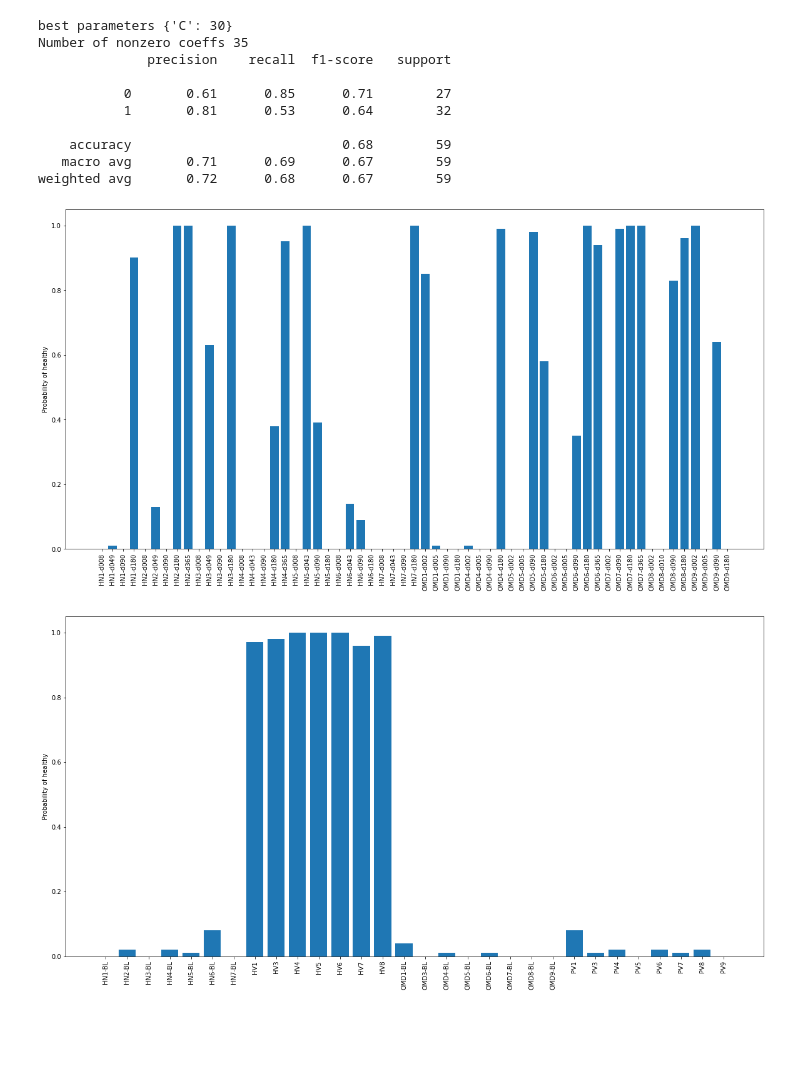
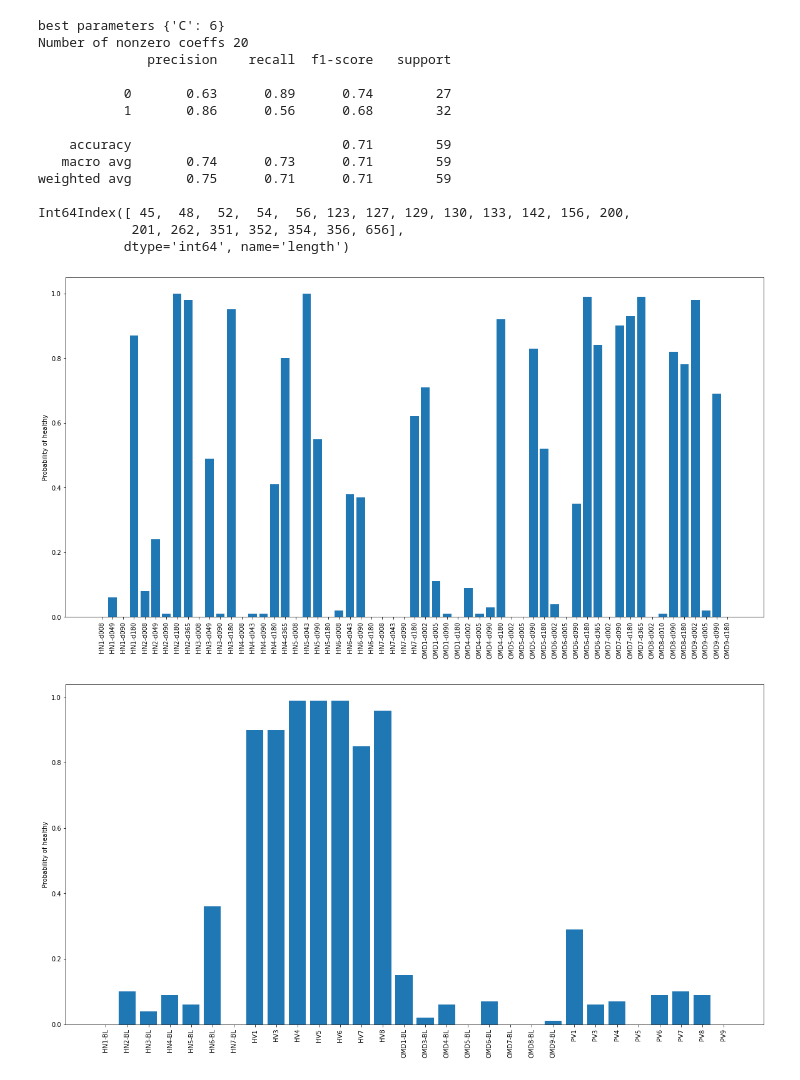
Before and after one commit to cctrotte/bioinfo, a Jupyter notebook: eda.ipynb, the cells around one changed output. Drawn from its saved outputs; the diff is of its cells as text; code cells hidden in the pictures; blank space fills up the shorter version.

```diff
--- a/eda.ipynb
+++ b/eda.ipynb
@@ -29,7 +29,7 @@ def load_and_preprocess_data():
     sig = sig.loc[samplemap.index]
     return uniqcounts, samplemap, sig, ratio, cov
 # %%
-def pipeline(features, train_samples, test_samples, parameters = {'C': [0.1,1,5,10, 20, 30,40,100]}, return_features = False):
+def pipeline(features, train_samples, test_samples, parameters = {'C': [0.1,1,5,6,7,8,9,10, 20, 30,40,100]}, return_features = False):
     seed = 0
     train_features = features.loc[train_samples.index]
     test_features = features.loc[test_samples.index]
@@ -72,19 +123,24 @@ test_samples['labels'] = [1 if elem in [90, 180, 365] else 0 for elem in test_sa
 # %%
 # only uniqcounts
-columns_uniqcounts = pipeline(uniqcounts, train_samples, test_samples, return_features = True)
+columns_uniqcounts = pipeline(uniqcounts, train_samples, test_samples,  parameters = {'C': [5,6,7,8,9,10]}, return_features = True)
+print(columns_uniqcounts)
 # %% [output]
-best parameters {'C': 30}
-Number of nonzero coeffs 35
+best parameters {'C': 6}
+Number of nonzero coeffs 20
               precision    recall  f1-score   support
 
-           0       0.61      0.85      0.71        27
-           1       0.81      0.53      0.64        32
+           0       0.63      0.89      0.74        27
+           1       0.86      0.56      0.68        32
 
-    accuracy                           0.68        59
-   macro avg       0.71      0.69      0.67        59
-weighted avg       0.72      0.68      0.67        59
+    accuracy                           0.71        59
+   macro avg       0.74      0.73      0.71        59
+weighted avg       0.75      0.71      0.71        59
+
+Int64Index([ 45,  48,  52,  54,  56, 123, 127, 129, 130, 133, 142, 156, 200,
+            201, 262, 351, 352, 354, 356, 656],
+           dtype='int64', name='length')
-[figure, old version]
+[figure, new version]
-[figure, old version]
+[figure, new version]
 # %%
 # only signatures
 columns_sig = pipeline(sig, train_samples, test_samples, return_features = True)
```
Also changed, not shown: parts of 6 cells of this notebook.
